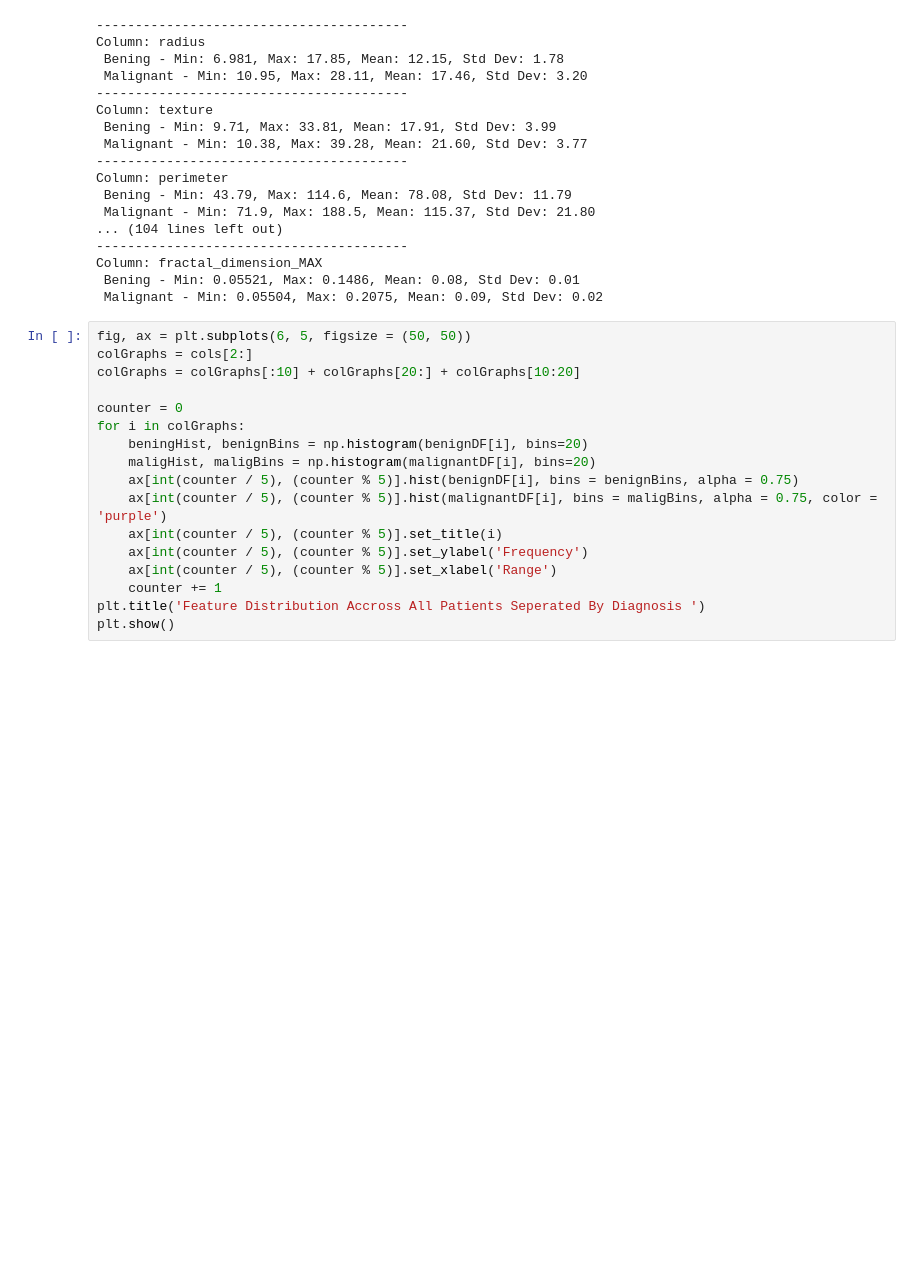
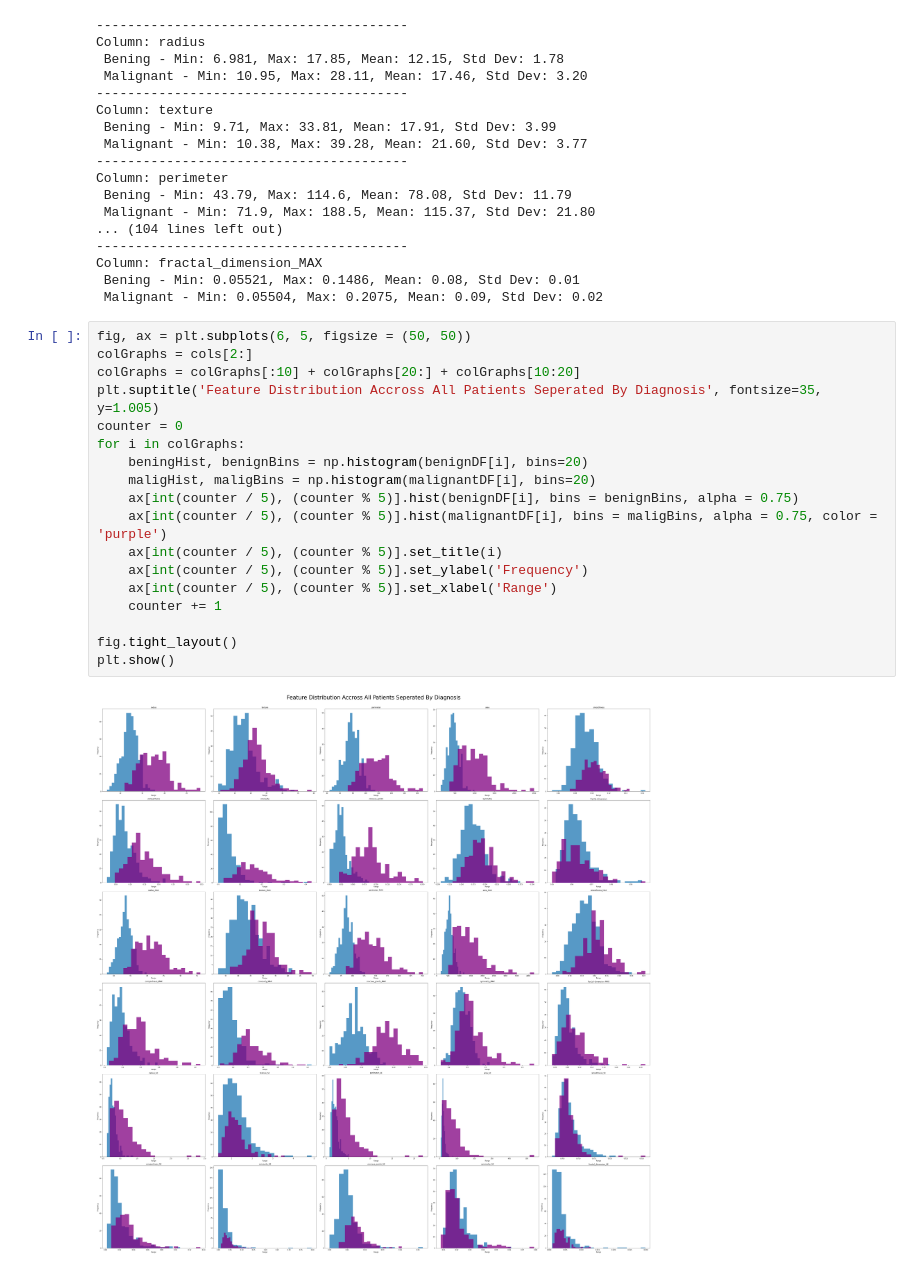
Before and after one commit to sprice134/MQP-2023, a Jupyter notebook: Code/Data_Analysis/filteredHistogramDistribution.ipynb, the cells around one changed output. Saved outputs shown, nothing was run; the diff lists cells and outputs as text; blank space fills up the shorter version.

```diff
--- a/Code/Data_Analysis/filteredHistogramDistribution.ipynb
+++ b/Code/Data_Analysis/filteredHistogramDistribution.ipynb
@@ -50,17 +50,20 @@ Column: fractal_dimension_MAX
 # %%
 fig, ax = plt.subplots(6, 5, figsize = (50, 50))
 colGraphs = cols[2:]
 colGraphs = colGraphs[:10] + colGraphs[20:] + colGraphs[10:20]
-
+plt.suptitle('Feature Distribution Accross All Patients Seperated By Diagnosis', fontsize=35, y=1.005)
 counter = 0
 for i in colGraphs:
     beningHist, benignBins = np.histogram(benignDF[i], bins=20)
     maligHist, maligBins = np.histogram(malignantDF[i], bins=20)
     ax[int(counter / 5), (counter % 5)].hist(benignDF[i], bins = benignBins, alpha = 0.75)
     ax[int(counter / 5), (counter % 5)].hist(malignantDF[i], bins = maligBins, alpha = 0.75, color = 'purple')
     ax[int(counter / 5), (counter % 5)].set_title(i)
     ax[int(counter / 5), (counter % 5)].set_ylabel('Frequency')
     ax[int(counter / 5), (counter % 5)].set_xlabel('Range')
     counter += 1
-plt.title('Feature Distribution Accross All Patients Seperated By Diagnosis ')
+
+fig.tight_layout()
 plt.show()
+# %% [output]
+[figure, added]
```
Also changed, not shown: 4 other files.
